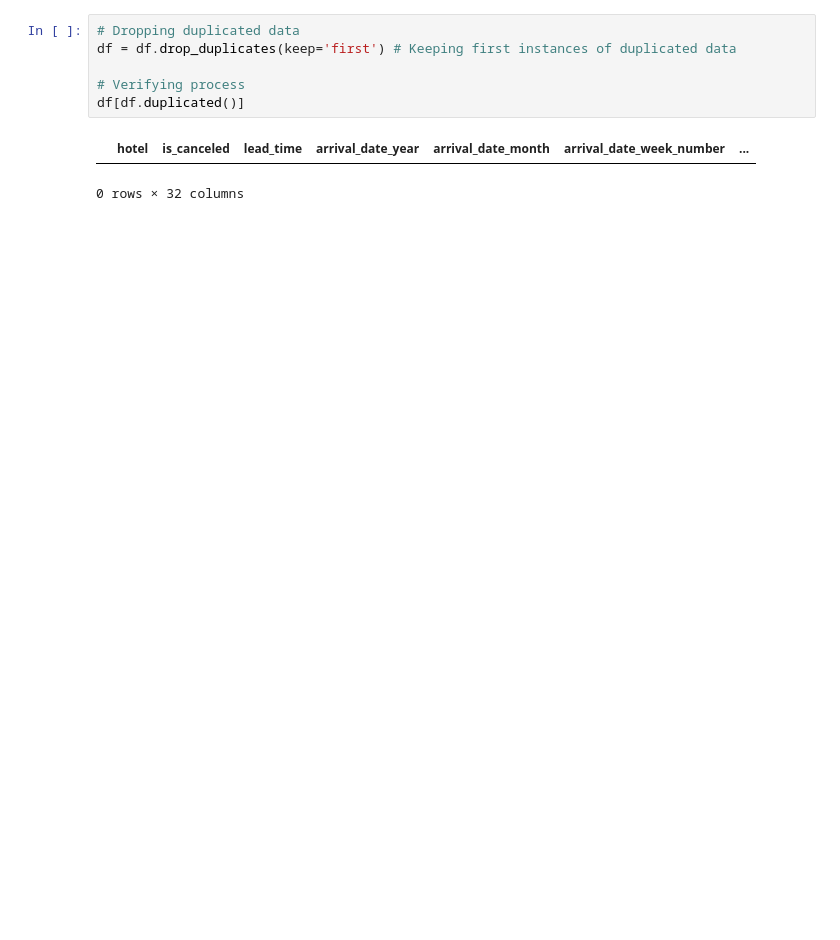
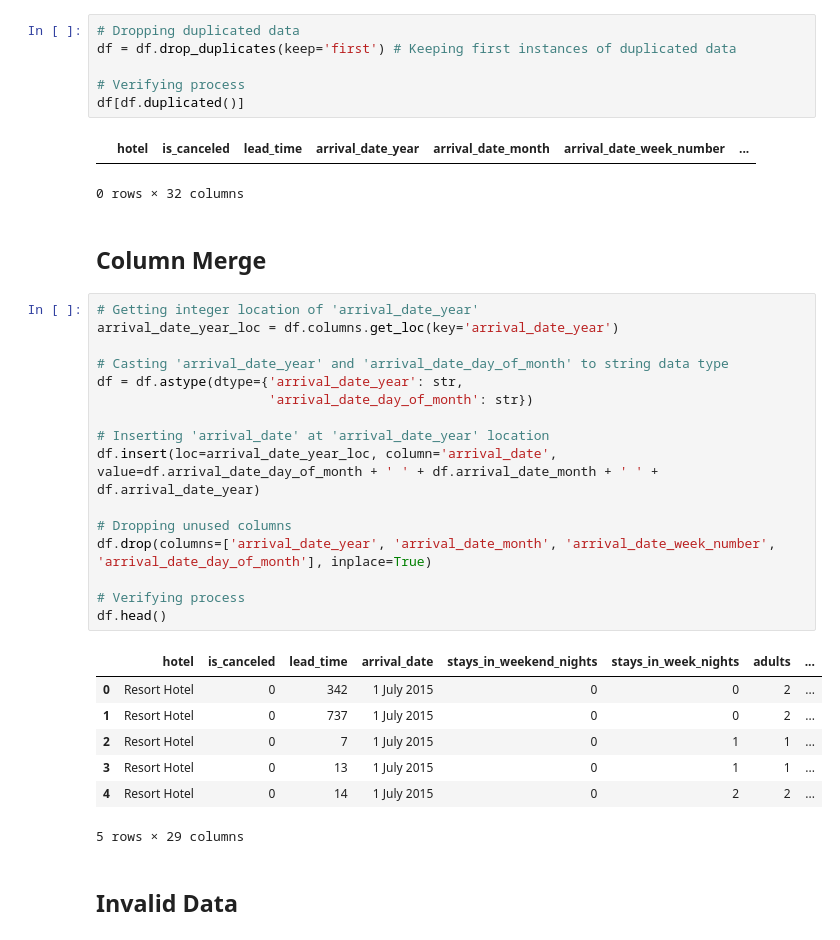
Before and after one commit to garudapaksi-yusuf/Hotel_Booking_Demand, a Jupyter notebook: Hotel_Bookings.ipynb, the cells around one changed output. Drawn from its saved outputs; the diff is of its cells as text; blank space fills up the shorter version.

Commit message:
column merge & invalid data

```diff
--- a/Hotel_Bookings.ipynb
+++ b/Hotel_Bookings.ipynb
@@ -254,3 +246,31 @@ df[df.duplicated()]
 # %% [output]
 |  | hotel | is_canceled | lead_time | arrival_date_year | arrival_date_month | arrival_date_week_number | ... |
 0 rows × 32 columns
+# %% [markdown]
+## Column Merge
+# %%
+# Getting integer location of 'arrival_date_year'
+arrival_date_year_loc = df.columns.get_loc(key='arrival_date_year')
+
+# Casting 'arrival_date_year' and 'arrival_date_day_of_month' to string data type
+df = df.astype(dtype={'arrival_date_year': str,
+                      'arrival_date_day_of_month': str})
+
+# Inserting 'arrival_date' at 'arrival_date_year' location
+df.insert(loc=arrival_date_year_loc, column='arrival_date', value=df.arrival_date_day_of_month + ' ' + df.arrival_date_month + ' ' + df.arrival_date_year)
+
+# Dropping unused columns
+df.drop(columns=['arrival_date_year', 'arrival_date_month', 'arrival_date_week_number', 'arrival_date_day_of_month'], inplace=True)
+
+# Verifying process
+df.head()
+# %% [output]
+|  | hotel | is_canceled | lead_time | arrival_date | stays_in_weekend_nights | stays_in_week_nights | adults | ... |
+| 0 | Resort Hotel | 0 | 342 | 1 July 2015 | 0 | 0 | 2 | ... |
+| 1 | Resort Hotel | 0 | 737 | 1 July 2015 | 0 | 0 | 2 | ... |
+| 2 | Resort Hotel | 0 | 7 | 1 July 2015 | 0 | 1 | 1 | ... |
+| 3 | Resort Hotel | 0 | 13 | 1 July 2015 | 0 | 1 | 1 | ... |
+| 4 | Resort Hotel | 0 | 14 | 1 July 2015 | 0 | 2 | 2 | ... |
+5 rows × 29 columns
+# %% [markdown]
+## Invalid Data
```
Also changed, not shown: parts of 9 cells of this notebook.
